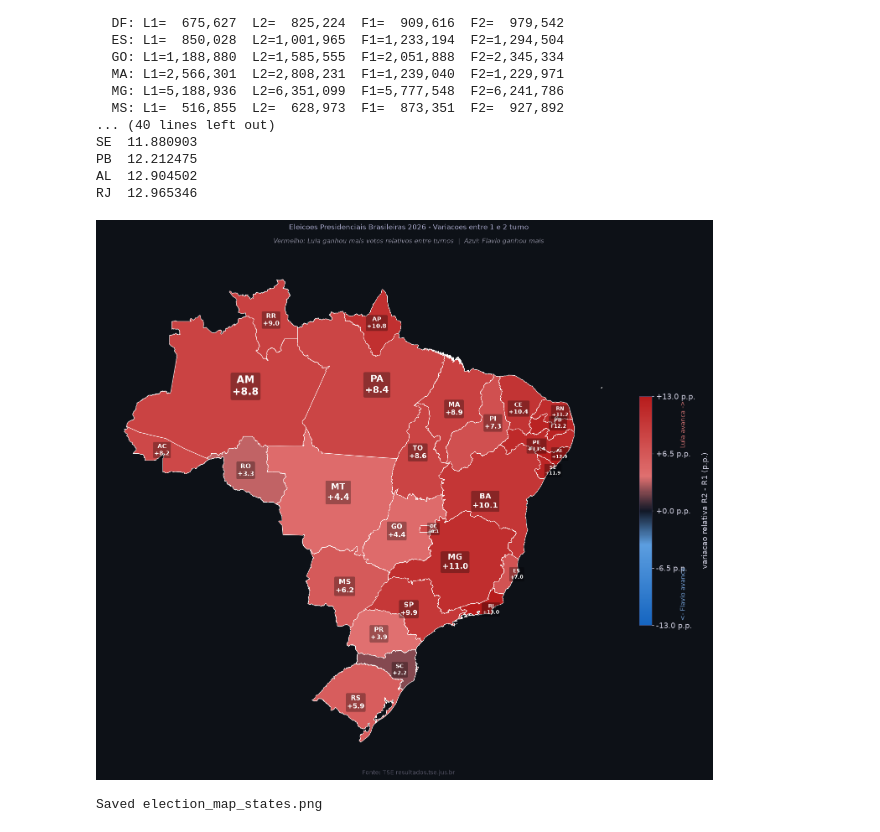
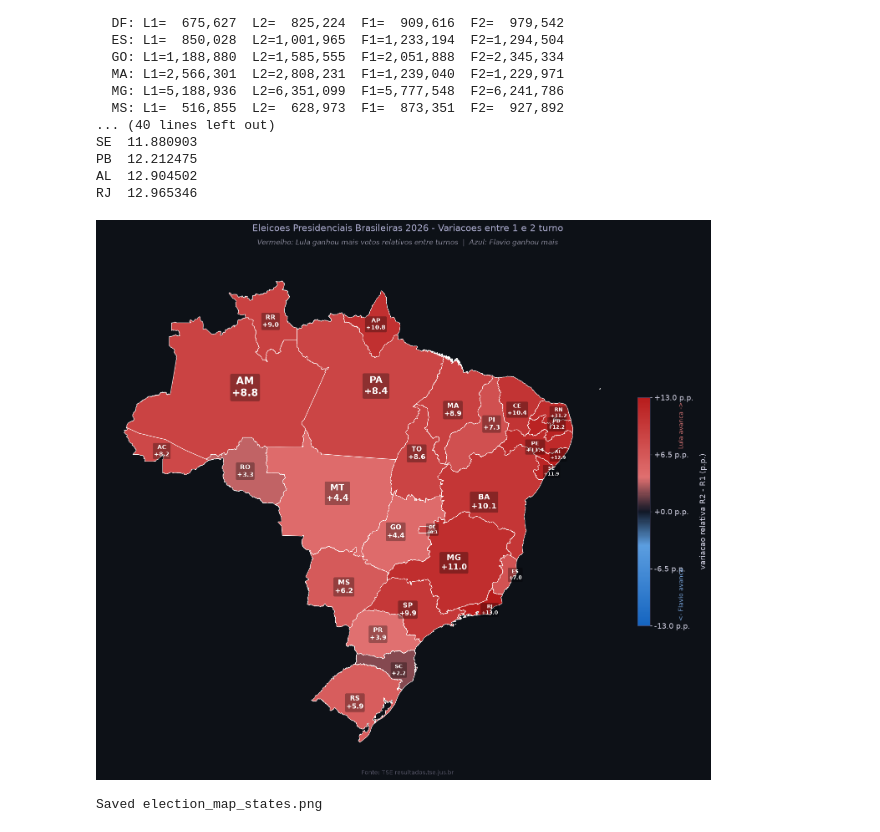
Before and after one commit to SebasEliens/br26-map, a Jupyter notebook: election_map.ipynb, the cells around one changed output. Cells and saved outputs as stored; diff of their text form; code cells hidden in the pictures.

Commit message:
Update execution count in election_map notebook and modify image output data for state map visualization

```diff
--- a/election_map.ipynb
+++ b/election_map.ipynb
@@ -419,34 +419,34 @@ for _, row in gdf_state_map.iterrows():
                   alpha=0.30, linewidth=0),
     )
 
 # Colorbar – larger text throughout
 sm2 = plt.cm.ScalarMappable(cmap=cmap, norm=norm_s)
 sm2.set_array([])
 cbar2 = fig2.colorbar(sm2, ax=ax2, shrink=0.45, aspect=18, pad=0.02)
 cbar2.outline.set_edgecolor("#444466")
 cbar2.ax.tick_params(colors="#ccccdd", labelsize=13)
 ticks2 = np.linspace(-vmax_s, vmax_s, 5)
 cbar2.set_ticks(ticks2)
 cbar2.set_ticklabels([f"{v:+.1f} p.p." for v in ticks2])
 cbar2.set_label("variacao relativa R2 - R1 (p.p.)", color="#ccccdd", fontsize=13, labelpad=10)
 cbar2.ax.text(3.2, 0.02, "<- Flavio avanca", transform=cbar2.ax.transAxes,
               va="bottom", ha="left", fontsize=11, color="#7aa8e0", rotation=90)
 cbar2.ax.text(3.2, 0.98, "Lula avanca ->",   transform=cbar2.ax.transAxes,
               va="top",    ha="left", fontsize=11, color="#e07a7a", rotation=90)
 
 ax2.axis("off")
 plt.tight_layout(rect=[0, 0.012, 1, 0.90])
 fig2.text(0.5, 0.935, "Eleicoes Presidenciais Brasileiras 2026 - Variacoes entre 1 e 2 turno",
-          ha="center", color="#aaaacc", fontsize=12)
+          ha="center", color="#aaaacc", fontsize=16)
 fig2.text(0.5, 0.912,
           "Vermelho: Lula ganhou mais votos relativos entre turnos  |  Azul: Flavio ganhou mais",
-          ha="center", color="#888899", fontsize=11, style="italic")
+          ha="center", color="#888899", fontsize=12, style="italic")
 fig2.text(0.5, 0.007, "Fonte: TSE resultados.tse.jus.br",
           ha="center", color="#555566", fontsize=10)
 
 plt.savefig("election_map_states.png", dpi=200, bbox_inches="tight", facecolor=BG)
 plt.show()
 print("Saved election_map_states.png")
 # %% [output]
-[figure, old version]
+[figure, new version]
 Saved election_map_states.png
```
